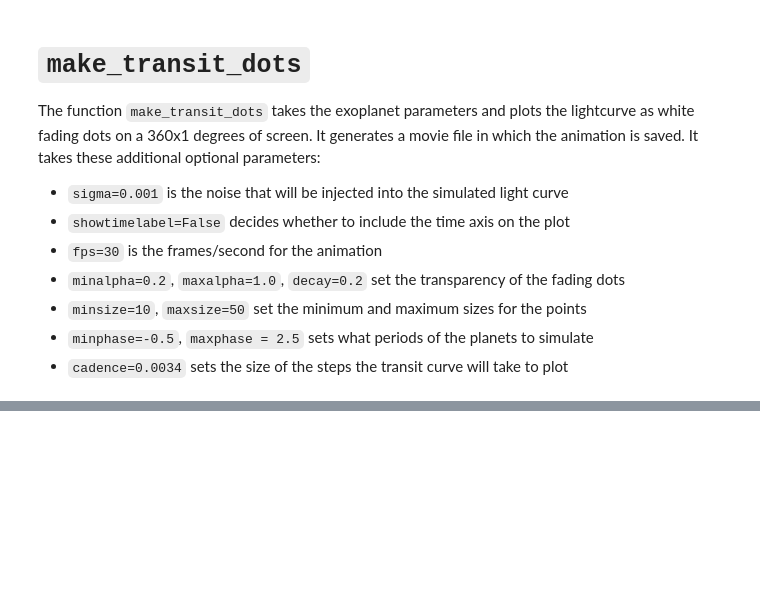
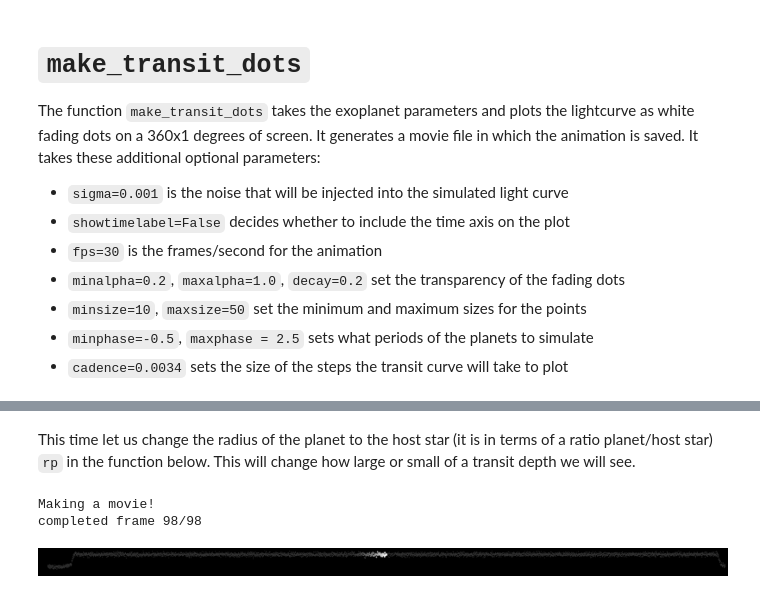
Before and after one commit to zkbt/transit2pi, a Jupyter notebook: notebooks/how-to-use-transit2pi.ipynb, the cells around one changed output, grey strips where cells are left out. Saved outputs shown, nothing was run; the diff lists cells and outputs as text; code cells hidden in the pictures; blank space fills up the shorter version.

```diff
--- a/notebooks/how-to-use-transit2pi.ipynb
+++ b/notebooks/how-to-use-transit2pi.ipynb
@@ -46,0 +106,16 @@ t2p.make_transit_dots()
+# %% [markdown]
+This time let us change the radius of the planet to the host star (it is in terms of a ratio planet/host star) `rp` in the function below. This will change how large or small of a transit depth we will see.
+# %%
+
+t2p.make_transit_dots(t0=0,per=6.266,rp=0.1,a=6.85,inc=90,ecc=0,w=0,
+                                        sigma=0.001, ylim=[None, None],
+                                        filename='transit-movie-3.mp4',
+                                        showtimelabel=False,    fps = 30,
+                                        minalpha=0.2, maxalpha=1.0, decay=0.2,
+                                        minsize=10, maxsize=50,
+                                        minphase = -0.5, maxphase = 2.5,
+                                        cadence = 0.0034)
+# %% [output]
+Making a movie!
+completed frame 98/98
+[figure, added]
```
Also changed, not shown: parts of 11 cells of this notebook.
